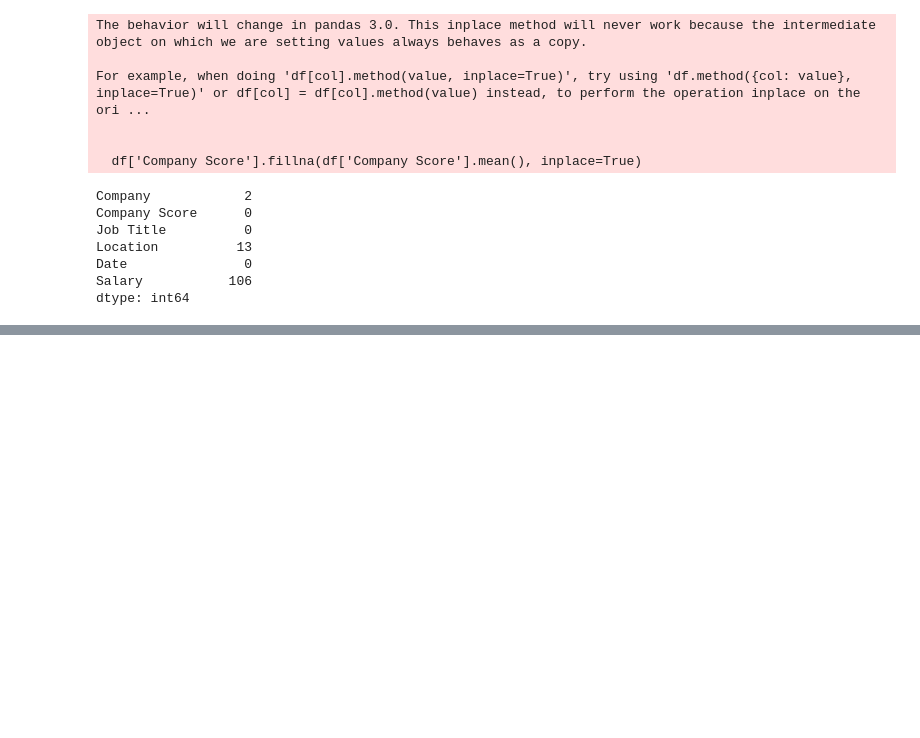
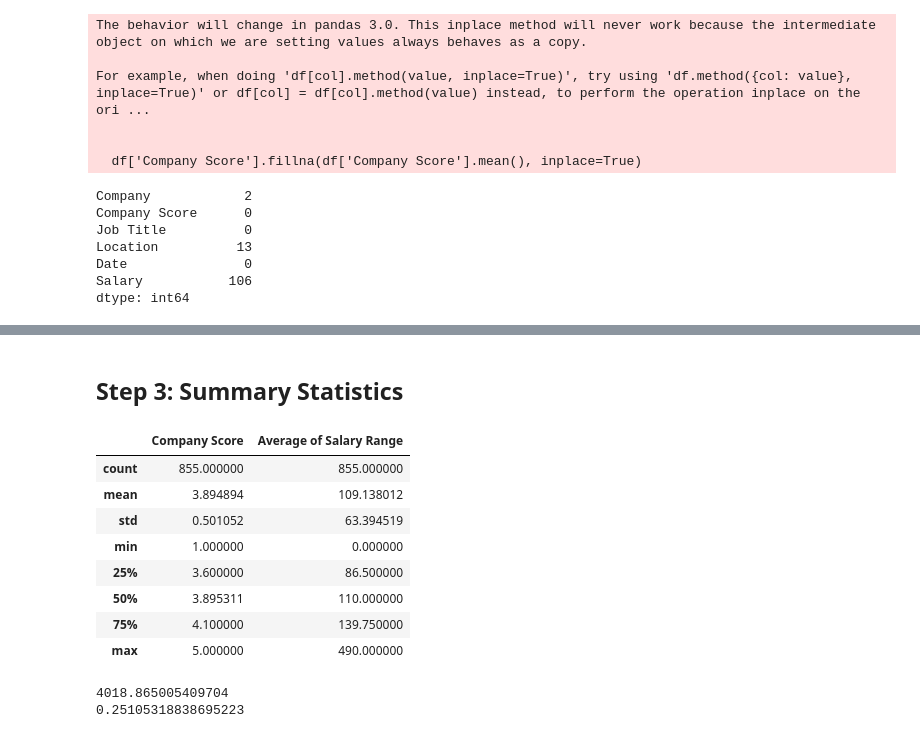
Before and after one commit to andrewnoonan2004/INFSCI-0510, a Jupyter notebook: Assignment2.ipynb, the cells around one changed output, grey strips where cells are left out. Saved outputs shown, nothing was run; the diff lists cells and outputs as text; code cells hidden in the pictures; blank space fills up the shorter version.

Commit message:
mostly finished step 2 and started step 3

```diff
--- a/Assignment2.ipynb
+++ b/Assignment2.ipynb
@@ -142,0 +185,3 @@ TypeError: '<=' not supported between instances of 'int' and 'numpy.str_'
+# %%
+df.dropna(subset=['Location'], inplace=True)
+df.dropna(subset=['Company'], inplace=True)
@@ -142,0 +207,22 @@ TypeError: '<=' not supported between instances of 'int' and 'numpy.str_'
+# %% [markdown]
+## Step 3: Summary Statistics
+# %%
+variance_company_score = df['Company Score'].var()
+variance_average_of_salary_range = df['Average of Salary Range'].var()
+df.describe()
+# %% [output]
+|  | Company Score | Average of Salary Range |
+| count | 855.000000 | 855.000000 |
+| mean | 3.894894 | 109.138012 |
+| std | 0.501052 | 63.394519 |
+| min | 1.000000 | 0.000000 |
+| 25% | 3.600000 | 86.500000 |
+| 50% | 3.895311 | 110.000000 |
+| 75% | 4.100000 | 139.750000 |
+| max | 5.000000 | 490.000000 |
+# %%
+print(variance_average_of_salary_range)
+print(variance_company_score)
+# %% [output]
+4018.865005409704
+0.25105318838695223
```
Also changed, not shown: parts of 7 cells of this notebook.
